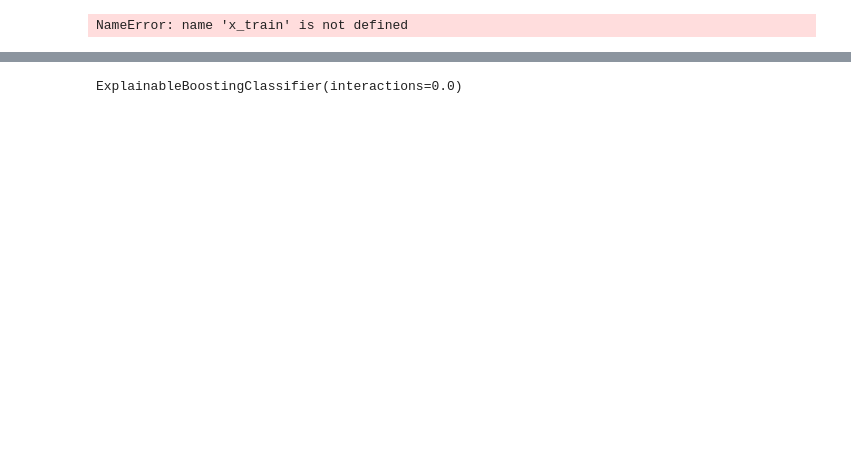
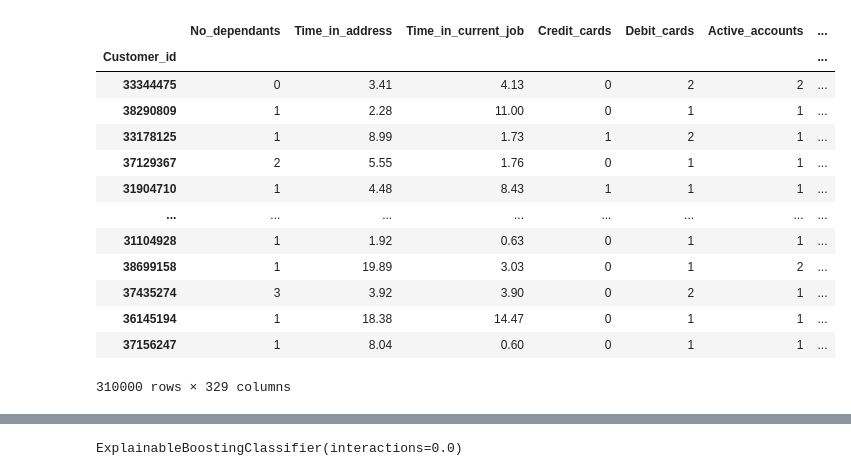
Before and after one commit to Sillem/ING-den-final, a Jupyter notebook: model.ipynb, the cells around one changed output, grey strips where cells are left out. Saved outputs shown, nothing was run; the diff lists cells and outputs as text; code cells hidden in the pictures; blank space fills up the shorter version.

```diff
--- a/model.ipynb
+++ b/model.ipynb
@@ -20,8 +18,23 @@ KeyError: "['limit_in_revolving_l`oans_H12'] not found in axis"
+# %%
+x_train
+# %% [output]
+|  | No_dependants | Time_in_address | Time_in_current_job | Credit_cards | Debit_cards | Active_accounts | ... |
+| Customer_id |  |  |  |  |  |  | ... |
+| 33344475 | 0 | 3.41 | 4.13 | 0 | 2 | 2 | ... |
+| 38290809 | 1 | 2.28 | 11.00 | 0 | 1 | 1 | ... |
+| 33178125 | 1 | 8.99 | 1.73 | 1 | 2 | 1 | ... |
+| 37129367 | 2 | 5.55 | 1.76 | 0 | 1 | 1 | ... |
+| 31904710 | 1 | 4.48 | 8.43 | 1 | 1 | 1 | ... |
+| ... | ... | ... | ... | ... | ... | ... | ... |
+| 31104928 | 1 | 1.92 | 0.63 | 0 | 1 | 1 | ... |
+| 38699158 | 1 | 19.89 | 3.03 | 0 | 1 | 2 | ... |
+| 37435274 | 3 | 3.92 | 3.90 | 0 | 2 | 1 | ... |
+| 36145194 | 1 | 18.38 | 14.47 | 0 | 1 | 1 | ... |
+| 37156247 | 1 | 8.04 | 0.60 | 0 | 1 | 1 | ... |
+310000 rows × 329 columns
 # %%
-columns_to_scale=x_train.columns[x_train.dtypes==bool]
+columns_to_scale=x_train.columns[x_train.dtypes!=bool]
 sc=StandardScaler()
 x_train[columns_to_scale]=sc.fit_transform(x_train[columns_to_scale], y_train)
 x_oot[columns_to_scale]=sc.transform(x_oot[columns_to_scale])
-# %% [output]
-NameError: name 'x_train' is not defined
 # %%
```
Also changed, not shown: parts of 14 cells of this notebook, 2 other files.
